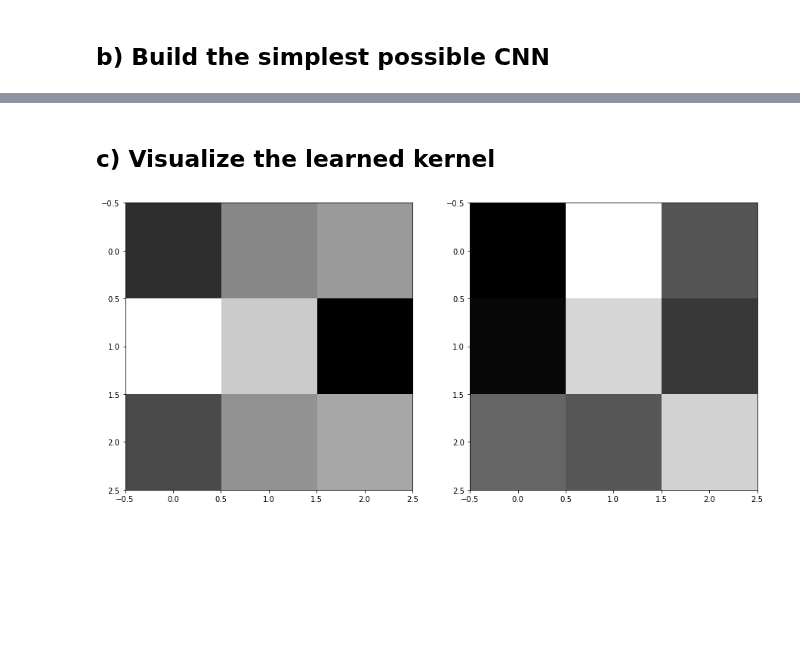
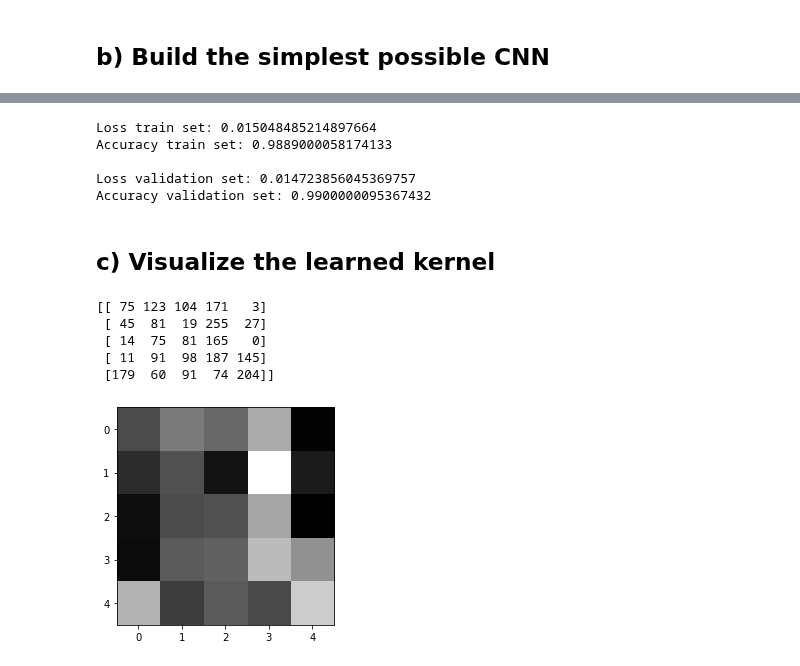
Before and after one commit to hekrause/htwg_mldl, a Jupyter notebook: Uebungen/Uebung06/Notebooks/CNN.ipynb, the cells around one changed output, grey strips where cells are left out. Cells and saved outputs as stored; diff of their text form; code cells hidden in the pictures; blank space fills up the shorter version.

```diff
--- a/Uebungen/Uebung06/Notebooks/CNN.ipynb
+++ b/Uebungen/Uebung06/Notebooks/CNN.ipynb
@@ -99,0 +83,2 @@ Test accuracy: 0.997
+# %%
+model.fit(x0, y0, batch_size=128, epochs=25, validation_data=(x2, y2));
@@ -100,15 +103,35 @@ Test accuracy: 0.997
+# %%
+score_train = model.evaluate(x0, y0, verbose=0)
+print("Loss train set: {}".format(score_train[0]))
+print("Accuracy train set: {}".format(score_train[1]))
+print()
+score_val = model.evaluate(x2, y2, verbose=0)
+print("Loss validation set: {}".format(score_val[0]))
+print("Accuracy validation set: {}".format(score_val[1]))
+print()
+# %% [output]
+Loss train set: 0.015048485214897664
+Accuracy train set: 0.9889000058174133
+
+Loss validation set: 0.014723856045369757
+Accuracy validation set: 0.9900000095367432
 # %% [markdown]
 ## c) Visualize the learned kernel
-# %%
-conv_layer = model.layers[0]
-filters, biases = conv_layer.get_weights()
-
-count = 0
-rows, cols = 1, 2
-fig, axes = plt.subplots(ncols=cols, nrows=rows, figsize=(15,10))
-for j in range(cols):
-    f = filters[:, :, 0, count]
-    axes[j].imshow(f, cmap='gray')
-    count += 1
-# %% [output]
-[figure, removed]
+# %%
+conv_layer = model.layers[0]
+filters, biases = conv_layer.get_weights()
+
+f = filters[:, :, 0, 0]
+f -= np.min(f)
+f = f * (255 / np.max(f))
+f = np.asarray(f, dtype=np.uint8)
+print(f)
+
+plt.imshow(f, cmap='gray');
+# %% [output]
+[[ 75 123 104 171   3]
+ [ 45  81  19 255  27]
+ [ 14  75  81 165   0]
+ [ 11  91  98 187 145]
+ [179  60  91  74 204]]
+[figure, added]
```
Also changed, not shown: parts of 11 cells of this notebook.
